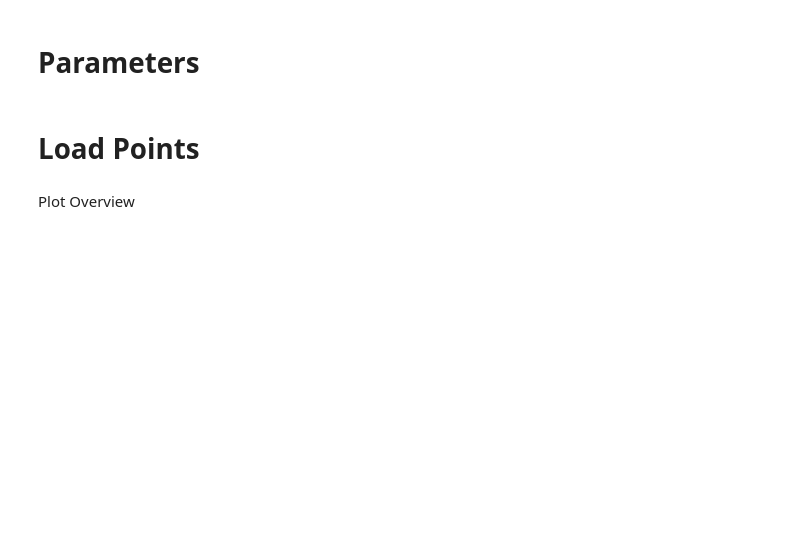
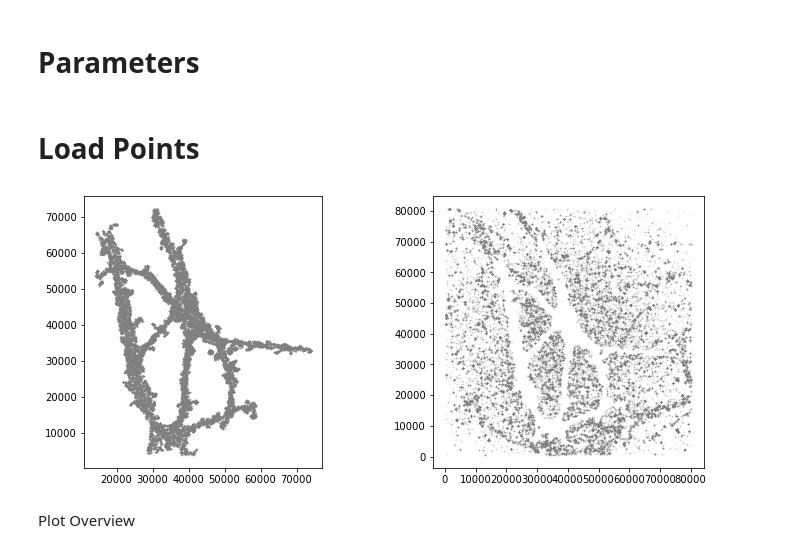
Before and after one commit to NoldAndreas/FINDER, a Jupyter notebook: Code/FigX4_Explore2DOptimizer_withReference_Streamlined.ipynb, the cells around one changed output. Cells and saved outputs as stored; diff of their text form; code cells hidden in the pictures; blank space fills up the shorter version.

```diff
--- a/Code/FigX4_Explore2DOptimizer_withReference_Streamlined.ipynb
+++ b/Code/FigX4_Explore2DOptimizer_withReference_Streamlined.ipynb
@@ -29,2 +35,17 @@ pd.options.mode.chained_assignment = None  # default='warn'
+# %%
+parameters_TTX = {'mainfolder'    :'ProteinData_ttx_1hr_2/',\
+                  'image_filename':'AHA_2_MMStack_Pos0.ome_locs_render_driftcor_filter_render_pix0.02X6f20_X',\
+                  'signal_window' :[40000,45000,40000,45000],\
+                  'noise_window'  :[50000,60000,40000,50000],\
+                  'datascale'     :158,
+                  'algo'          :'DbscanLoop',\
+                  'analysis_name' :'dataWindow_5'};
+
+parameters_Mike = {'mainfolder'    :'MikeData/',\
+                   'image_filename' :'EGFR-P1-ATTO655_cell_2_MMImages.ome_locs_render_al_linked1sigma_X',\
+                   'signal_window'  :[50,60,50,60],\
+                   'noise_window'   :[50,100,100,150],\
+                   'algo'           :'DbscanLoop',\
+                   'analysis_name'  :'dataWindow_1'};
 # %% [markdown]
 # Parameters
@@ -75,0 +104,6 @@ np.savetxt(save_name+"_filtered_signal.txt",XC_signal,fmt="%f\t%f");
+# %%
+fig,axs = plt.subplots(1,2,figsize=(12,5));
+PlotScatter(XC_signal[:,:],ax=axs[0])
+PlotScatter(XC_noise[:,:],ax=axs[1])
+# %% [output]
+[figure, added]
```
Also changed, not shown: parts of 54 cells of this notebook, 8 other files.
